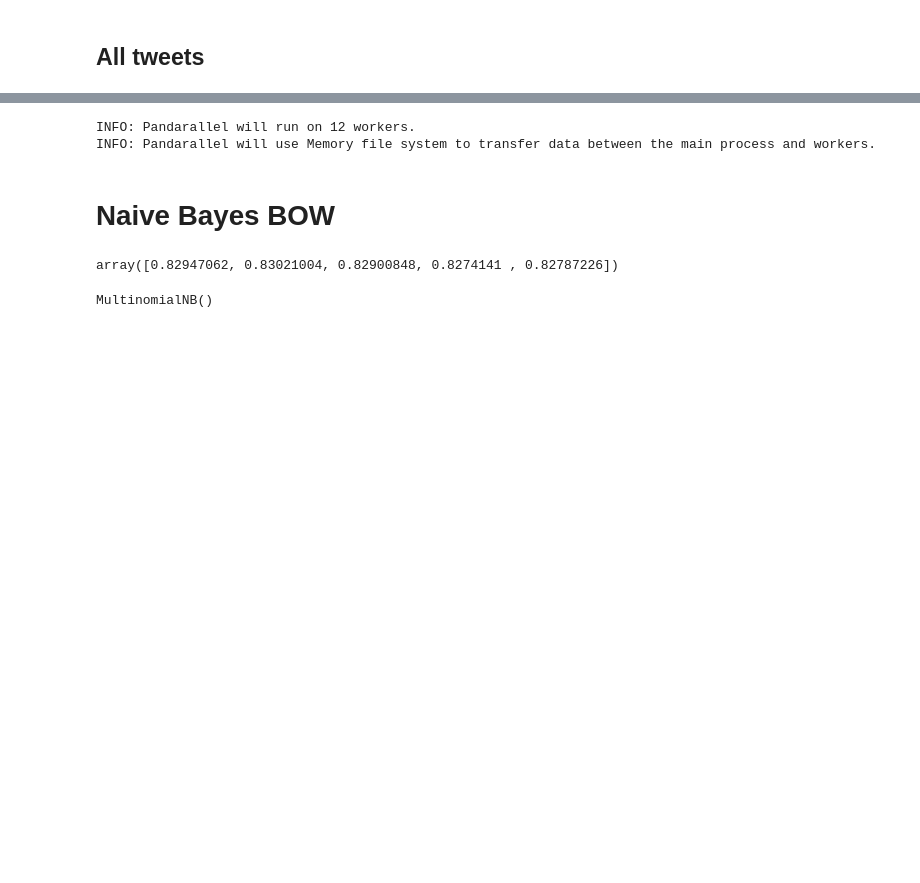
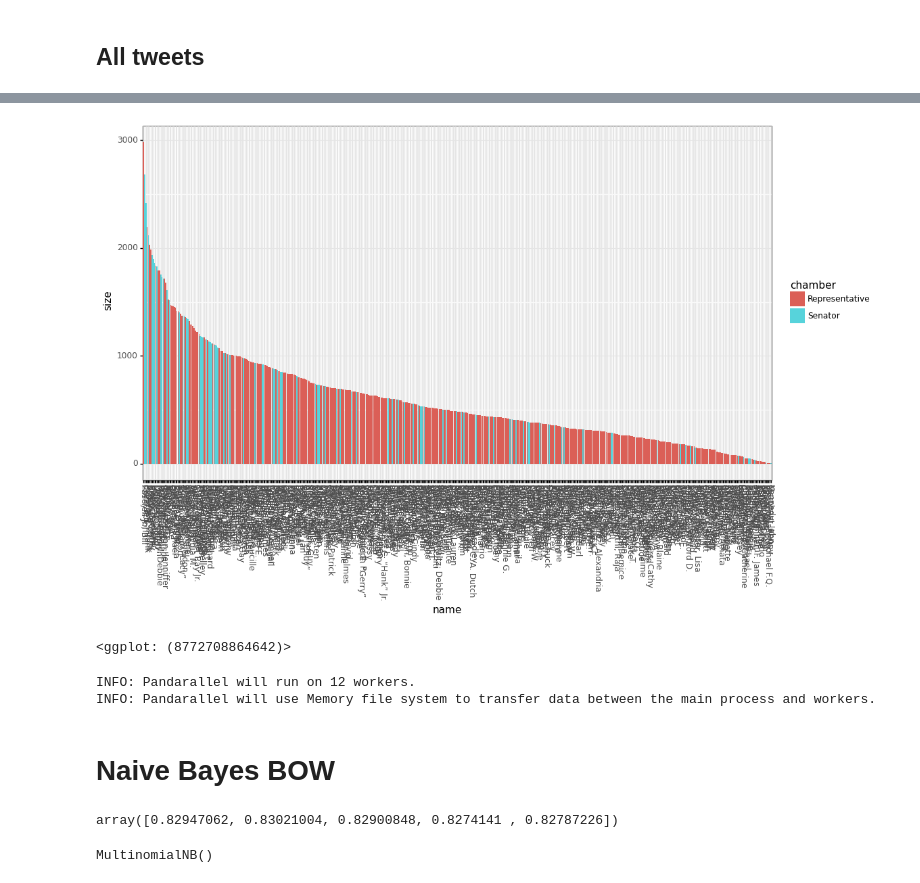
Before and after one commit to ajw2329/congress_twitter, a Jupyter notebook: notebooks/model_experiments.ipynb, the cells around one changed output, grey strips where cells are left out. Cells and saved outputs as stored; diff of their text form; code cells hidden in the pictures; blank space fills up the shorter version.

```diff
--- a/notebooks/model_experiments.ipynb
+++ b/notebooks/model_experiments.ipynb
@@ -39,0 +121,7 @@ all_tweets.head()
+# %%
+tweet_counts_person = all_tweets\
+    .groupby(["name", "chamber", "state"], as_index = False)\
+    .size()\
+    .sort_values(by = "size", ascending = False)
+
+tweet_counts_person
@@ -40,3 +142,14 @@ all_tweets.head()
+# %%
+p9.ggplot(
+    tweet_counts_person,
+    p9.aes(x = "name", y = "size", fill = "chamber")) + \
+    p9.geom_col() + \
+    p9.theme_bw() + \
+    p9.theme(axis_text_x = p9.element_text(angle = -90)) + \
+    p9.scale_x_discrete(limits = tweet_counts_person.name.to_list())
+# %% [output]
+[figure, added]
+<ggplot: (8772708864642)>
 # %%
 nlp = spacy.load('en_core_web_lg')
 
```
Also changed, not shown: parts of 12 cells of this notebook, 1 other file.
